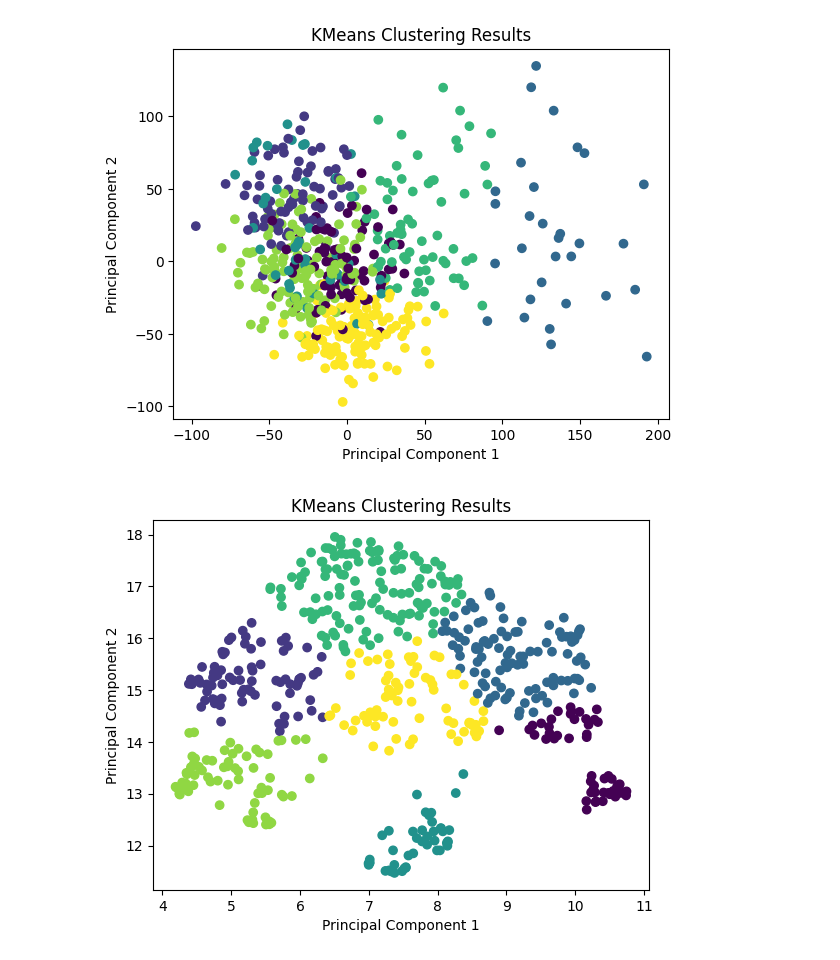
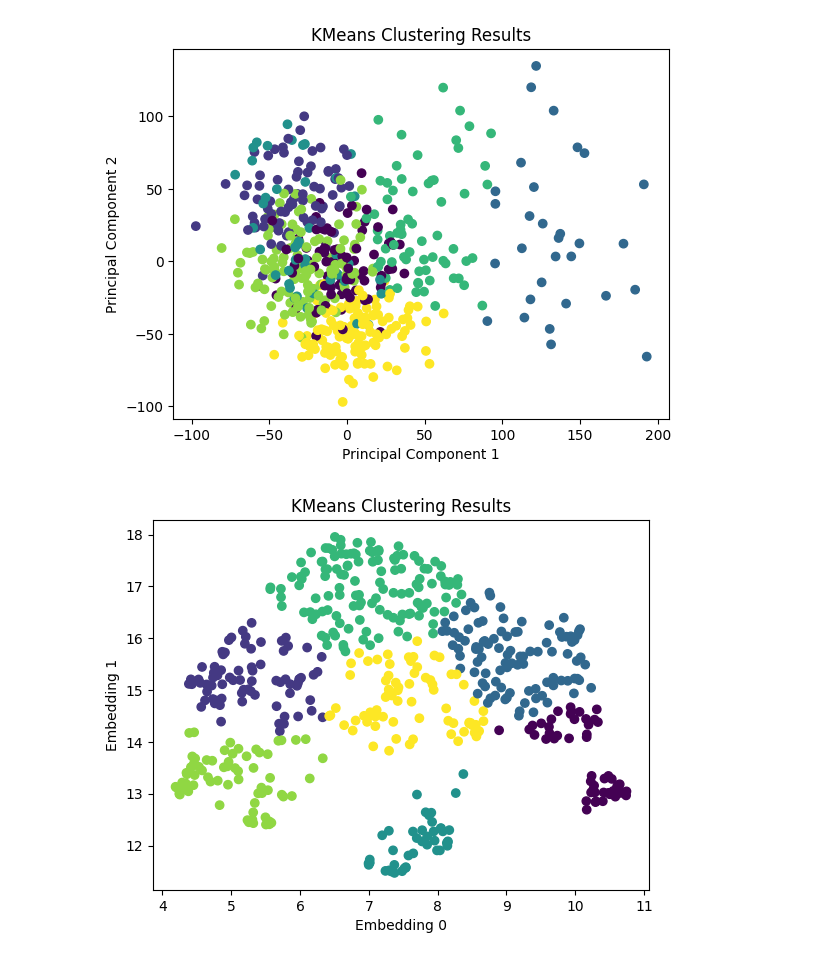
Before and after one commit to mikecuoco/ece204_project1, a Jupyter notebook: clustering_clean.ipynb, the cells around one changed output. Cells and saved outputs as stored; diff of their text form; code cells hidden in the pictures.

Commit message:
modified plots

```diff
--- a/clustering_clean.ipynb
+++ b/clustering_clean.ipynb
@@ -122,25 +122,25 @@ plt.show()
 # %%
 embedding_umap=adata.obsm['umap']
 
 import matplotlib.pyplot as plt
 from sklearn.cluster import KMeans
 from sklearn.decomposition import PCA
 # Fit KMeans model
 kmeans = KMeans(n_clusters=7, random_state=42)
 kmeans.fit(embedding_umap)
 
 # Get cluster labels
 labels = kmeans.labels_
 
 
 # Plot results
 plt.scatter(embedding_umap[:, 0], embedding_umap[:, 1], c=labels, cmap='viridis')
-plt.xlabel('Principal Component 1')
-plt.ylabel('Principal Component 2')
+plt.xlabel('Embedding 0')
+plt.ylabel('Embedding 1')
 plt.title('KMeans Clustering Results')
 plt.show()
 # %% [output]
-[figure, old version]
+[figure, new version]
 # %%
 embedding_tsne=adata.obsm['tsne']
 
```
Also changed, not shown: parts of 2 cells of this notebook.
